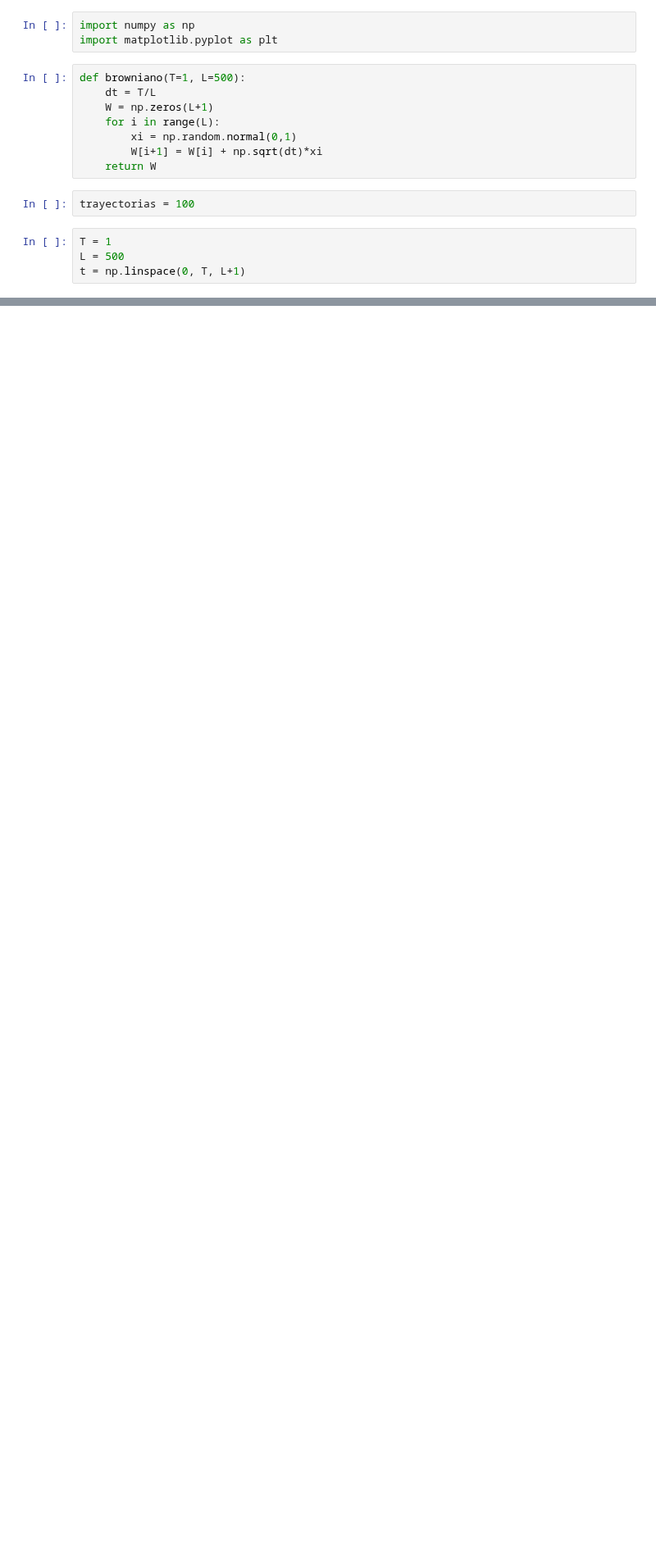
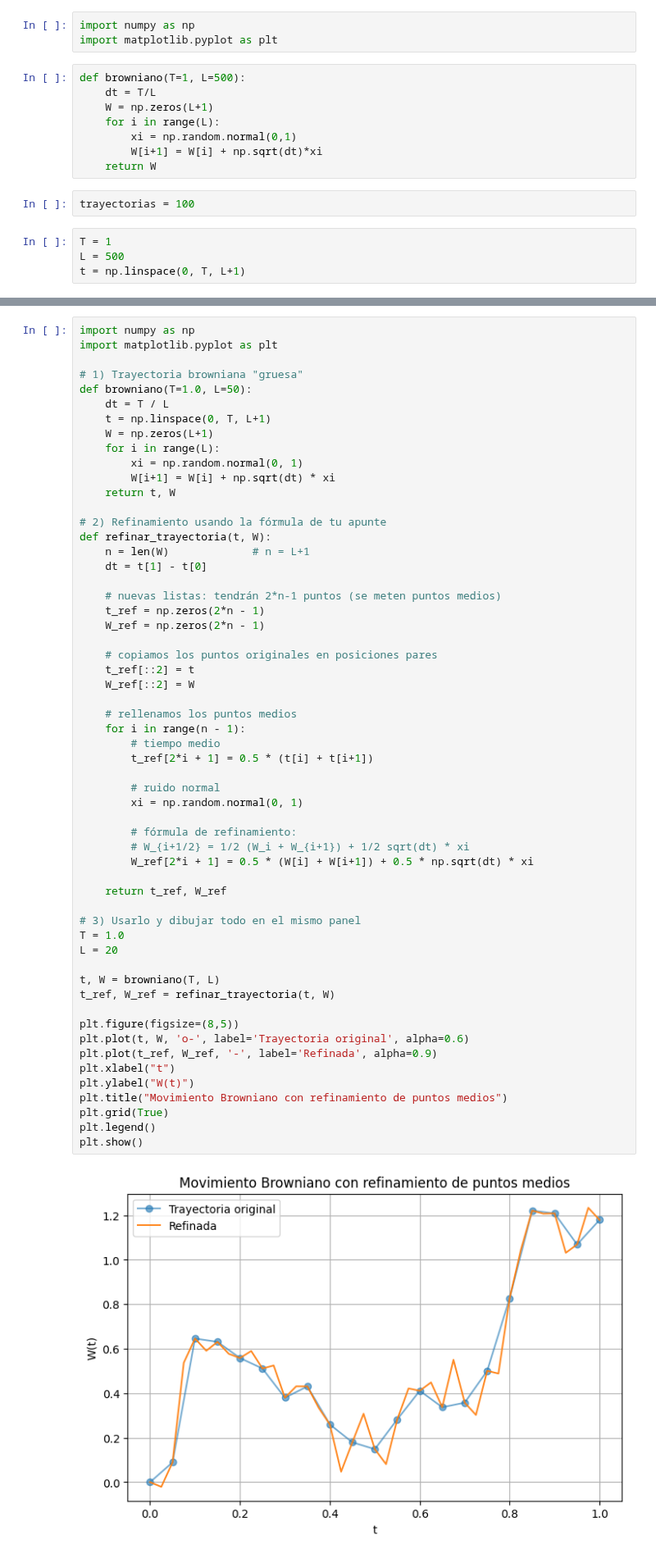
Before and after one commit to JazmineOrtizMarin/Simulaci-n-2, a Jupyter notebook: Browniano.ipynb, the cells around one changed output, grey strips where cells are left out. Shown at 82% size. Cells and saved outputs as stored; diff of their text form; blank space fills up the shorter version.

```diff
--- a/Browniano.ipynb
+++ b/Browniano.ipynb
@@ -31,0 +32,59 @@ plt.show()
+# %%
+import numpy as np
+import matplotlib.pyplot as plt
+
+# 1) Trayectoria browniana "gruesa"
+def browniano(T=1.0, L=50):
+    dt = T / L
+    t = np.linspace(0, T, L+1)
+    W = np.zeros(L+1)
+    for i in range(L):
+        xi = np.random.normal(0, 1)
+        W[i+1] = W[i] + np.sqrt(dt) * xi
+    return t, W
+
+# 2) Refinamiento usando la fórmula de tu apunte
+def refinar_trayectoria(t, W):
+    n = len(W)             # n = L+1
+    dt = t[1] - t[0]
+
+    # nuevas listas: tendrán 2*n-1 puntos (se meten puntos medios)
+    t_ref = np.zeros(2*n - 1)
+    W_ref = np.zeros(2*n - 1)
+
+    # copiamos los puntos originales en posiciones pares
+    t_ref[::2] = t
+    W_ref[::2] = W
+
+    # rellenamos los puntos medios
+    for i in range(n - 1):
+        # tiempo medio
+        t_ref[2*i + 1] = 0.5 * (t[i] + t[i+1])
+
+        # ruido normal
+        xi = np.random.normal(0, 1)
+
+        # fórmula de refinamiento:
+        # W_{i+1/2} = 1/2 (W_i + W_{i+1}) + 1/2 sqrt(dt) * xi
+        W_ref[2*i + 1] = 0.5 * (W[i] + W[i+1]) + 0.5 * np.sqrt(dt) * xi
+
+    return t_ref, W_ref
+
+# 3) Usarlo y dibujar todo en el mismo panel
+T = 1.0
+L = 20
+
+t, W = browniano(T, L)
+t_ref, W_ref = refinar_trayectoria(t, W)
+
+plt.figure(figsize=(8,5))
+plt.plot(t, W, 'o-', label='Trayectoria original', alpha=0.6)
+plt.plot(t_ref, W_ref, '-', label='Refinada', alpha=0.9)
+plt.xlabel("t")
+plt.ylabel("W(t)")
+plt.title("Movimiento Browniano con refinamiento de puntos medios")
+plt.grid(True)
+plt.legend()
+plt.show()
+# %% [output]
+[figure, added]
```
Also changed, not shown: parts of 1 cell of this notebook.
